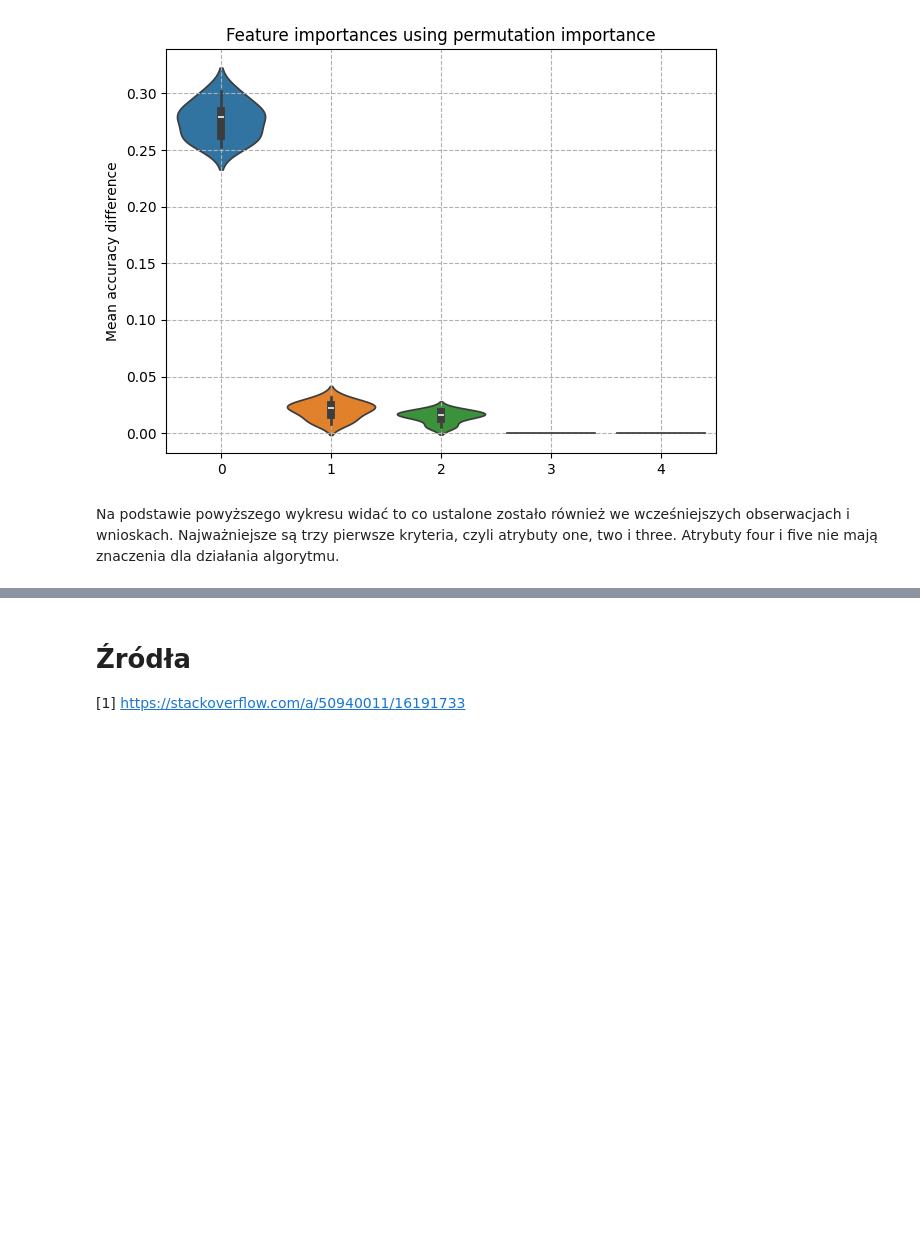
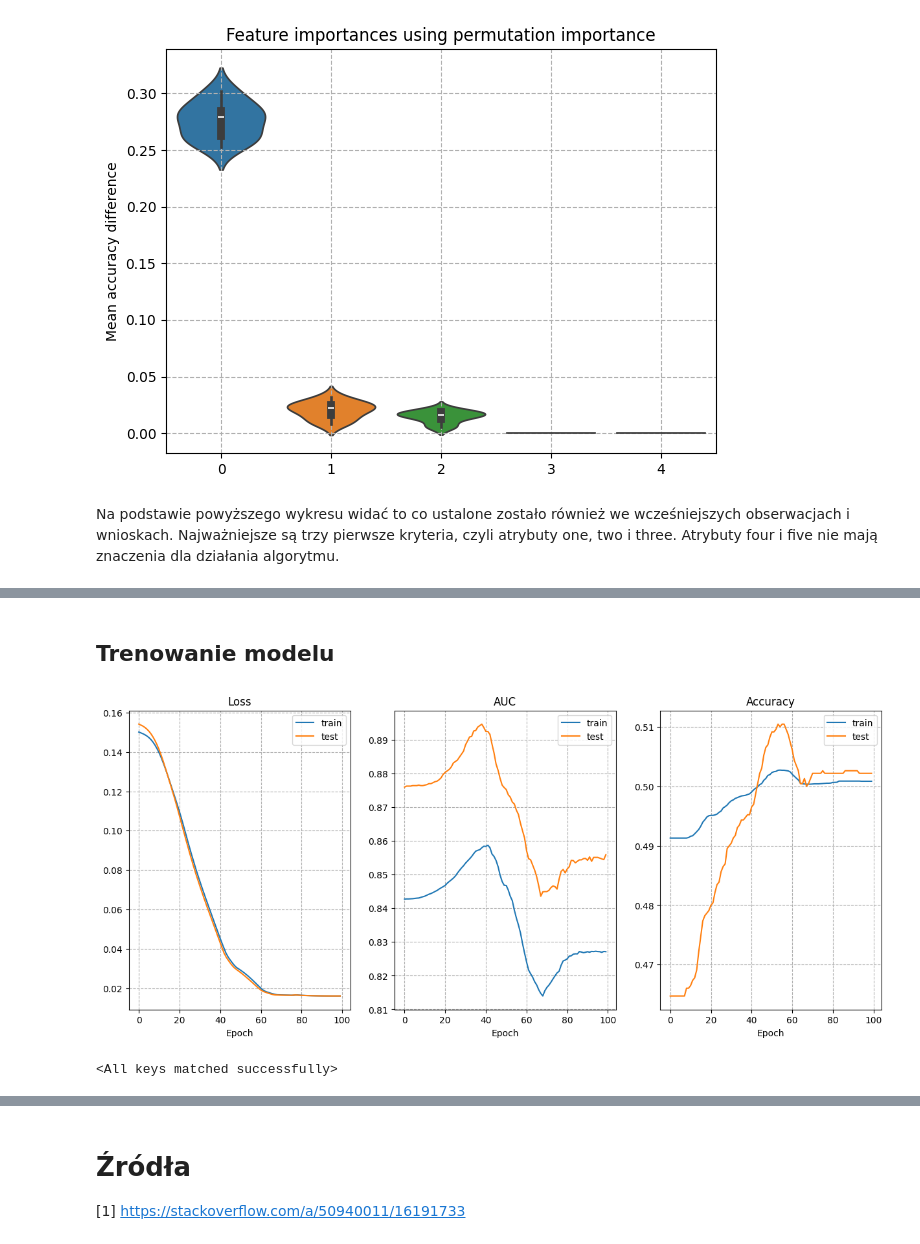
Before and after one commit to anras5/iswd, a Jupyter notebook: src/PREFERENCE-LEARNING/preference_learning.ipynb, the cells around one changed output, grey strips where cells are left out. Cells and saved outputs as stored; diff of their text form; code cells hidden in the pictures; blank space fills up the shorter version.

Commit message:
Add ANN-Ch-Constr.

```diff
--- a/src/PREFERENCE-LEARNING/preference_learning.ipynb
+++ b/src/PREFERENCE-LEARNING/preference_learning.ipynb
@@ -253,0 +257,6 @@ Na podstawie powyższego wykresu widać to co ustalone zostało również we wcz
+# %% [markdown]
+## Trenowanie modelu
+# %%
+# Stała definiująca checkpoint modelu
+# Aby zmienić model na podstawie którego napisano wnioski należy zmienić wartość na 'models/choquet.pt'
+PATH = 'models/choquet_test.pt'
@@ -253,0 +281,44 @@ Na podstawie powyższego wykresu widać to co ustalone zostało również we wcz
+# %%
+# Utworzenie DataLoaders
+train_dataloader = CreateDataLoader(X_train, y_train)
+test_dataloader = CreateDataLoader(X_test, y_test)
+# %%
+model = ChoquetIntegralConstrained(num_criteria)
+best_acc, best_auc, stats_train, stats_test = Train(model, train_dataloader, test_dataloader, PATH, lr=0.01, epoch_nr=100)
+# %%
+# Plot results
+fig = plt.figure(figsize=(15,6))
+
+ax = fig.add_subplot(131)
+ax.plot(stats_train.losses, label='train')
+ax.plot(stats_test.losses, label='test')
+ax.set_title('Loss')
+ax.grid(linestyle='--')
+ax.set_xlabel('Epoch')
+ax.legend()
+
+ax = fig.add_subplot(1,3,2)
+ax.plot(stats_train.auc_scores, label='train')
+ax.plot(stats_test.auc_scores, label='test')
+ax.set_title('AUC')
+ax.grid(linestyle='--')
+ax.set_xlabel('Epoch')
+ax.legend()
+
+ax = fig.add_subplot(1,3,3)
+ax.plot(stats_train.acc_scores, label='train')
+ax.plot(stats_test.acc_scores, label='test')
+ax.set_title('Accuracy')
+ax.grid(linestyle='--')
+ax.set_xlabel('Epoch')
+ax.legend()
+
+plt.show();
+# %% [output]
+[figure, added]
+# %%
+MODEL_PATH = 'models/choquet.pt'
+checkpoint = torch.load(PATH)
+model.load_state_dict(checkpoint['model_state_dict'])
+# %% [output]
+<All keys matched successfully>
```
Also changed, not shown: parts of 27 cells of this notebook, 4 other files.
